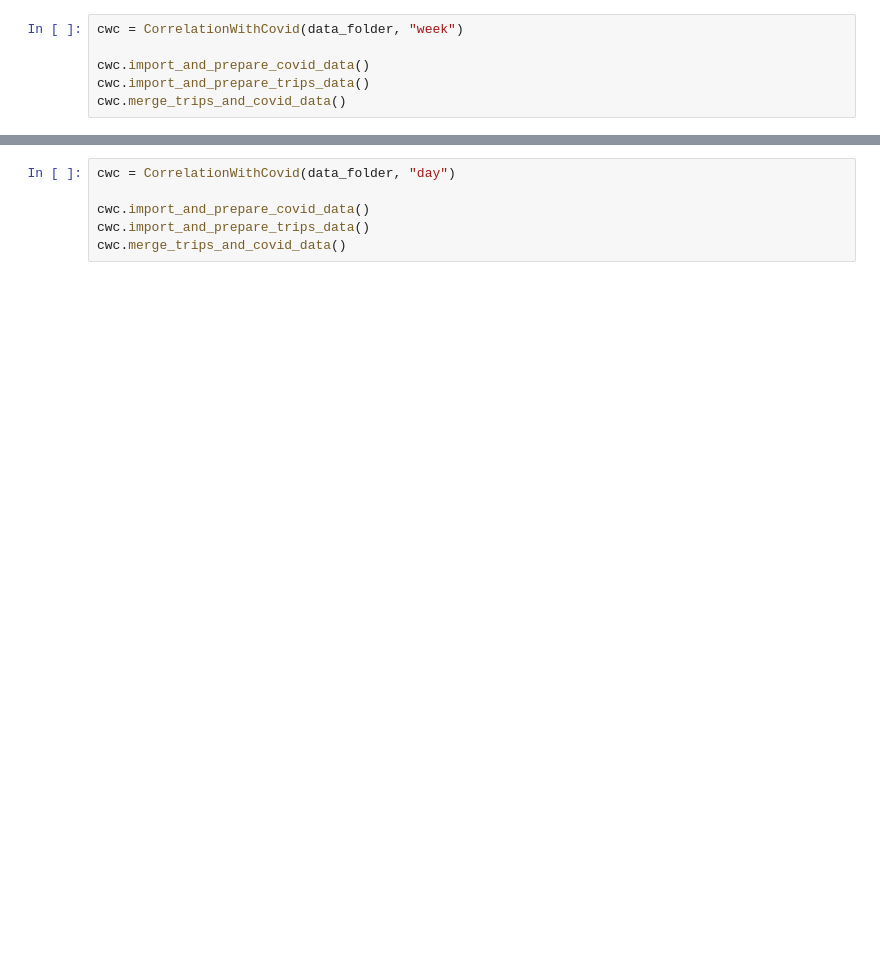
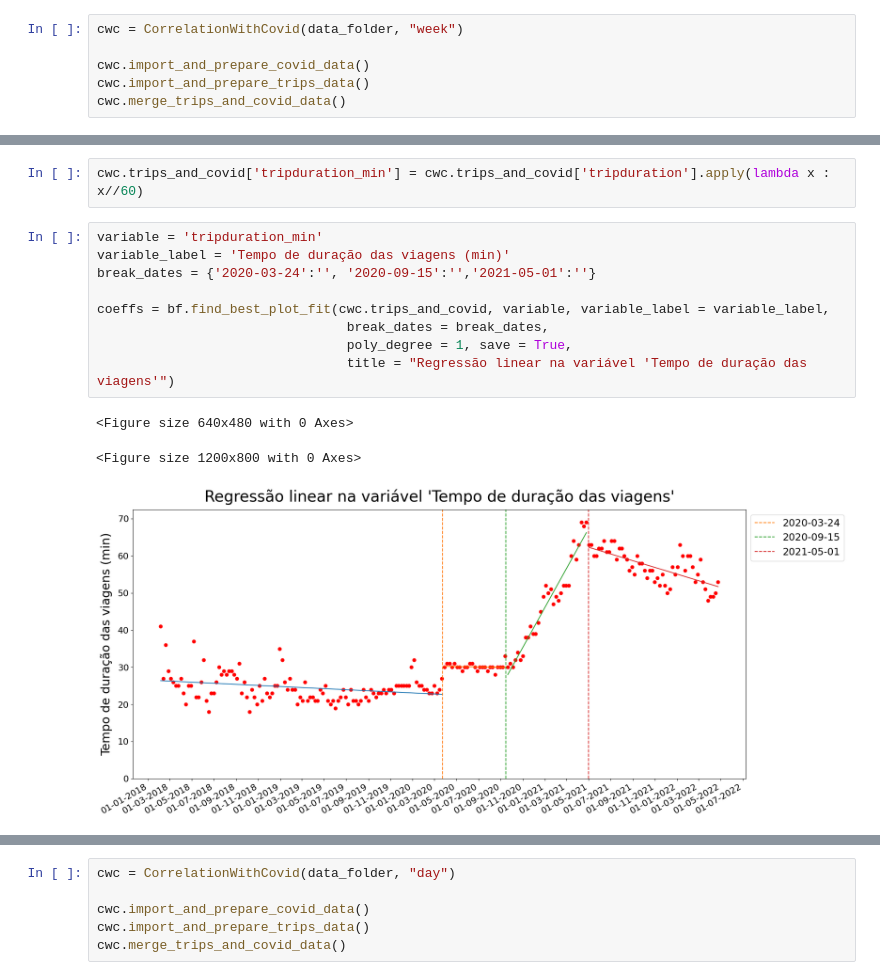
Before and after one commit to anayflima/bss-analysis, a Jupyter notebook: data_analysis/best_fit.ipynb, the cells around one changed output, grey strips where cells are left out. Drawn from its saved outputs; the diff is of its cells as text; blank space fills up the shorter version.

```diff
--- a/data_analysis/best_fit.ipynb
+++ b/data_analysis/best_fit.ipynb
@@ -43,2 +44,17 @@ coeffs
  array([-4.22906403e+01,  4.28497142e+04])]
+# %%
+cwc.trips_and_covid['tripduration_min'] = cwc.trips_and_covid['tripduration'].apply(lambda x : x//60)
+# %%
+variable = 'tripduration_min'
+variable_label = 'Tempo de duração das viagens (min)'
+break_dates = {'2020-03-24':'', '2020-09-15':'','2021-05-01':''}
+
+coeffs = bf.find_best_plot_fit(cwc.trips_and_covid, variable, variable_label = variable_label,
+                                break_dates = break_dates,
+                                poly_degree = 1, save = True,
+                                title = "Regressão linear na variável 'Tempo de duração das viagens'")
+# %% [output]
+<Figure size 640x480 with 0 Axes>
+<Figure size 1200x800 with 0 Axes>
+[figure, added]
 # %%
```
Also changed, not shown: parts of 15 cells of this notebook, 5 other files.
